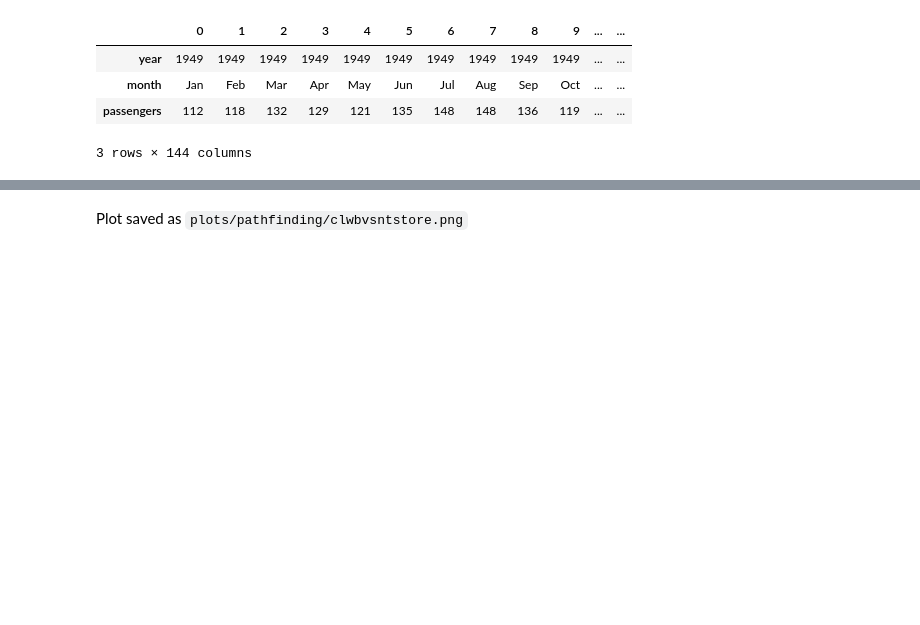
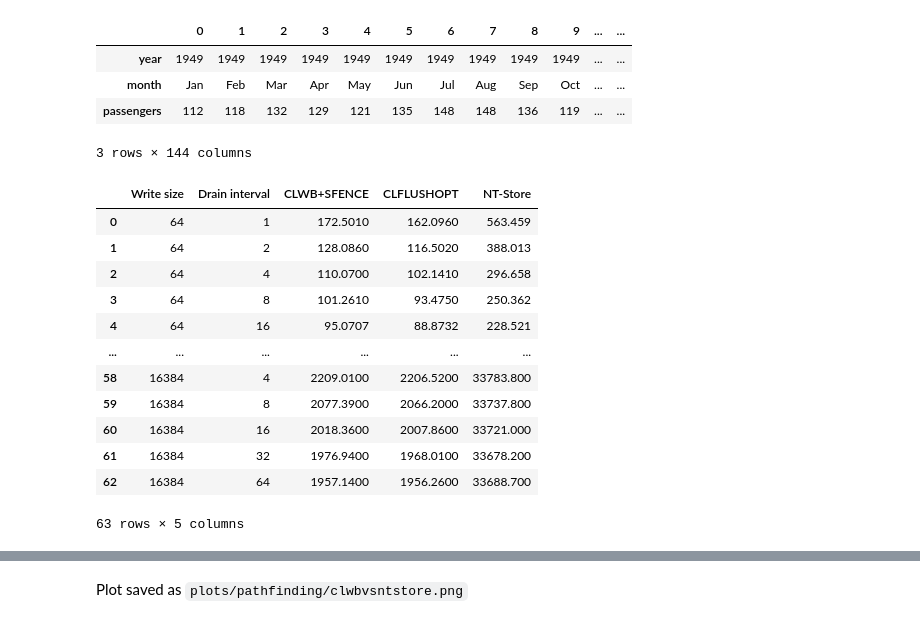
Before and after one commit to NVSL/snapshot-public, a Jupyter notebook: src/scripts/clwbvsntstore.ipynb, the cells around one changed output, grey strips where cells are left out. Saved outputs shown, nothing was run; the diff lists cells and outputs as text; code cells hidden in the pictures; blank space fills up the shorter version.

```diff
--- a/src/scripts/clwbvsntstore.ipynb
+++ b/src/scripts/clwbvsntstore.ipynb
@@ -46,4 +59,19 @@ flights.T
 | passengers | 112 | 118 | 132 | 129 | 121 | 135 | 148 | 148 | 136 | 119 | ... | ... |
 3 rows × 144 columns
 # %%
-df = pd.read_csv(dataf, index_col=None, names=['Write size', 'Drain interval', 'CLWB+SFENCE', 'NT-Store'])
+df = pd.read_csv(dataf, index_col=None, names=['Write size', 'Drain interval', 'CLWB+SFENCE', 'CLFLUSHOPT', 'NT-Store'])
+df
+# %% [output]
+|  | Write size | Drain interval | CLWB+SFENCE | CLFLUSHOPT | NT-Store |
+| 0 | 64 | 1 | 172.5010 | 162.0960 | 563.459 |
+| 1 | 64 | 2 | 128.0860 | 116.5020 | 388.013 |
+| 2 | 64 | 4 | 110.0700 | 102.1410 | 296.658 |
+| 3 | 64 | 8 | 101.2610 | 93.4750 | 250.362 |
+| 4 | 64 | 16 | 95.0707 | 88.8732 | 228.521 |
+| ... | ... | ... | ... | ... | ... |
+| 58 | 16384 | 4 | 2209.0100 | 2206.5200 | 33783.800 |
+| 59 | 16384 | 8 | 2077.3900 | 2066.2000 | 33737.800 |
+| 60 | 16384 | 16 | 2018.3600 | 2007.8600 | 33721.000 |
+| 61 | 16384 | 32 | 1976.9400 | 1968.0100 | 33678.200 |
+| 62 | 16384 | 64 | 1957.1400 | 1956.2600 | 33688.700 |
+63 rows × 5 columns
```
Also changed, not shown: parts of 7 cells of this notebook, 34 other files.
